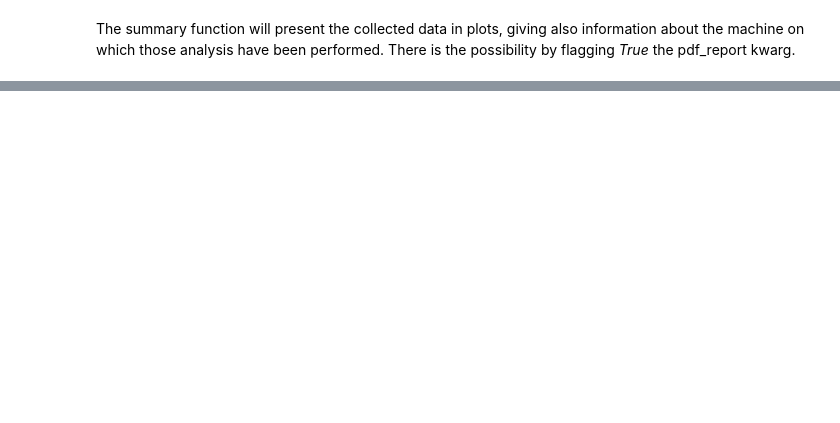
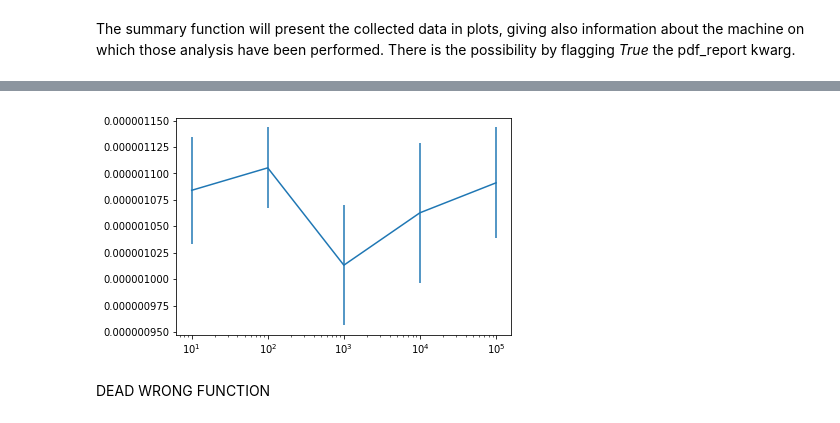
Before and after one commit to simozhou/homework3, a Jupyter notebook: main.ipynb, the cells around one changed output, grey strips where cells are left out. Saved outputs shown, nothing was run; the diff lists cells and outputs as text; code cells hidden in the pictures; blank space fills up the shorter version.

Commit message:
Simone \\ 11.12 \\ fixing the commit fbefore for plotting errors

```diff
--- a/main.ipynb
+++ b/main.ipynb
@@ -45,0 +46,8 @@ interpreter: 32bit
+# %%
+plt.errorbar(test1.test_result.heap_insert.index, test1.test_result.heap_insert, test1.test_result.heap_insert_se)
+plt.xscale('log')
+plt.show()
+# %% [output]
+[figure, added]
+# %% [markdown]
+DEAD WRONG FUNCTION
```
Also changed, not shown: parts of 3 cells of this notebook, 1 other file.
